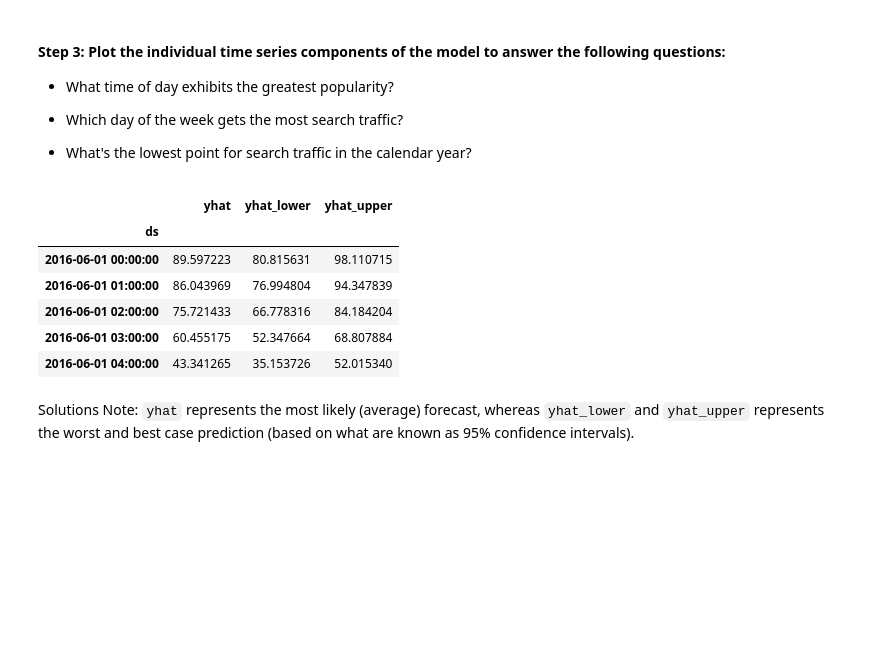
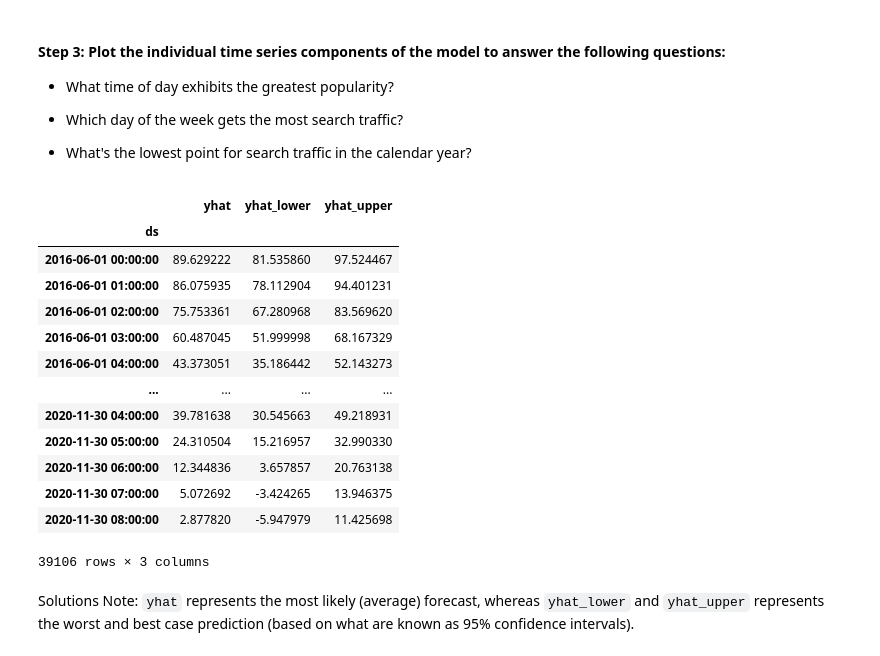
Before and after one commit to tawlee/prophet-challenge, a Jupyter notebook: forecasting_net_prophet.ipynb, the cells around one changed output. Cells and saved outputs as stored; diff of their text form; code cells hidden in the pictures; blank space fills up the shorter version.

```diff
--- a/forecasting_net_prophet.ipynb
+++ b/forecasting_net_prophet.ipynb
@@ -370,3 +426,4 @@ Now, you need to produce a time series model that analyzes and forecasts pattern
 | 37105 | 2020-09-08 00:00:00 | 96 |
 # %%
 # Call the Prophet function, store as an object
+model_mercado_trends = Prophet()
@@ -375,3 +430,4 @@ Now, you need to produce a time series model that analyzes and forecasts pattern
 # %%
 # Fit the time-series model.
+model_mercado_trends.fit(prophet_df)
 # %% [output]
@@ -381,9 +444,10 @@ Now, you need to produce a time series model that analyzes and forecasts pattern
 # %%
 # Create a future dataframe to hold predictions
 # Make the prediction go out as far as 2000 hours (approx 80 days)
-
+future_mercado_df = model_mercado_trends.make_future_dataframe(periods = 2000, freq = 'H')
 
 # View the last five rows of the future_mercado_trends DataFrame
+future_mercado_df.tail()
 # %% [output]
 |  | ds |
 | 39101 | 2020-11-30 04:00:00 |
@@ -393,8 +457,9 @@ Now, you need to produce a time series model that analyzes and forecasts pattern
 | 39105 | 2020-11-30 08:00:00 |
 # %%
 # Make the predictions for the trend data using the future_mercado_trends DataFrame
-
+forecast_mercado_trends = model_mercado_trends.predict(future_mercado_df)
 
 # Display the first five rows of the forecast_mercado_trends DataFrame
+forecast_mercado_trends.head()
 # %% [output]
 |  | ds | trend | yhat_lower | yhat_upper | trend_lower | trend_upper | additive_terms | ... |
@@ -427,17 +493,25 @@ Now, you need to produce a time series model that analyzes and forecasts pattern
 * What's the lowest point for search traffic in the calendar year?
 # %%
 # Set the index in the forecast_mercado_trends DataFrame to the ds datetime column
-
+forecast_mercado_trends = forecast_mercado_trends.set_index(["ds"])
 
 # View the only the yhat,yhat_lower and yhat_upper columns from the DataFrame
+forecast_mercado_trends[["yhat", "yhat_lower", "yhat_upper"]]
 # %% [output]
 |  | yhat | yhat_lower | yhat_upper |
 | ds |  |  |  |
-| 2016-06-01 00:00:00 | 89.597223 | 80.815631 | 98.110715 |
-| 2016-06-01 01:00:00 | 86.043969 | 76.994804 | 94.347839 |
-| 2016-06-01 02:00:00 | 75.721433 | 66.778316 | 84.184204 |
-| 2016-06-01 03:00:00 | 60.455175 | 52.347664 | 68.807884 |
-| 2016-06-01 04:00:00 | 43.341265 | 35.153726 | 52.015340 |
+| 2016-06-01 00:00:00 | 89.629222 | 81.535860 | 97.524467 |
+| 2016-06-01 01:00:00 | 86.075935 | 78.112904 | 94.401231 |
+| 2016-06-01 02:00:00 | 75.753361 | 67.280968 | 83.569620 |
+| 2016-06-01 03:00:00 | 60.487045 | 51.999998 | 68.167329 |
+| 2016-06-01 04:00:00 | 43.373051 | 35.186442 | 52.143273 |
+| ... | ... | ... | ... |
+| 2020-11-30 04:00:00 | 39.781638 | 30.545663 | 49.218931 |
+| 2020-11-30 05:00:00 | 24.310504 | 15.216957 | 32.990330 |
+| 2020-11-30 06:00:00 | 12.344836 | 3.657857 | 20.763138 |
+| 2020-11-30 07:00:00 | 5.072692 | -3.424265 | 13.946375 |
+| 2020-11-30 08:00:00 | 2.877820 | -5.947979 | 11.425698 |
+39106 rows × 3 columns
 # %% [markdown]
 Solutions Note: `yhat` represents the most likely (average) forecast, whereas `yhat_lower` and `yhat_upper` represents the worst and best case prediction (based on what are known as 95% confidence intervals).
 # %%
```
Also changed, not shown: parts of 27 cells of this notebook, 1 other file.
